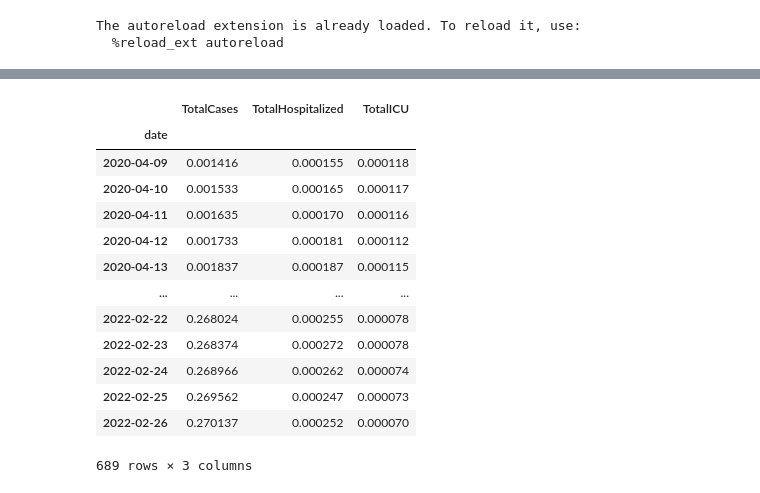
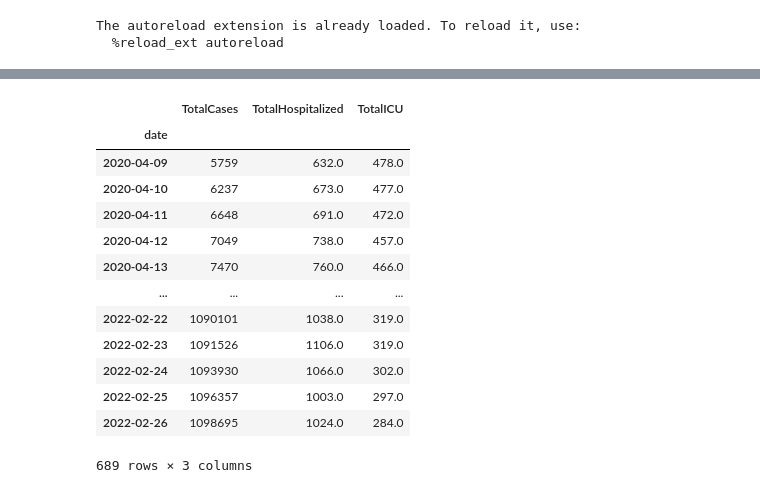
Before and after one commit to kbrezinski/COVID-BiLSTM, a Jupyter notebook: COVID-BiLSTM/test.ipynb, the cells around one changed output, grey strips where cells are left out. Cells and saved outputs as stored; diff of their text form; code cells hidden in the pictures.

```diff
--- a/COVID-BiLSTM/test.ipynb
+++ b/COVID-BiLSTM/test.ipynb
@@ -23,18 +13,20 @@ df.head()
-# %%
-# row, col
-df / df2.loc['AB', 'population']
-# %% [output]
-|  | TotalCases | TotalHospitalized | TotalICU |
-| date |  |  |  |
-| 2020-04-09 | 0.001416 | 0.000155 | 0.000118 |
-| 2020-04-10 | 0.001533 | 0.000165 | 0.000117 |
-| 2020-04-11 | 0.001635 | 0.000170 | 0.000116 |
-| 2020-04-12 | 0.001733 | 0.000181 | 0.000112 |
-| 2020-04-13 | 0.001837 | 0.000187 | 0.000115 |
-| ... | ... | ... | ... |
-| 2022-02-22 | 0.268024 | 0.000255 | 0.000078 |
-| 2022-02-23 | 0.268374 | 0.000272 | 0.000078 |
-| 2022-02-24 | 0.268966 | 0.000262 | 0.000074 |
-| 2022-02-25 | 0.269562 | 0.000247 | 0.000073 |
-| 2022-02-26 | 0.270137 | 0.000252 | 0.000070 |
-689 rows × 3 columns
+# %%
+# fetch labels
+df = get_labels(country_code='ON')
+#df = df.loc[:'2022-01-31', :]
+df
+# %% [output]
+|  | TotalCases | TotalHospitalized | TotalICU |
+| date |  |  |  |
+| 2020-04-09 | 5759 | 632.0 | 478.0 |
+| 2020-04-10 | 6237 | 673.0 | 477.0 |
+| 2020-04-11 | 6648 | 691.0 | 472.0 |
+| 2020-04-12 | 7049 | 738.0 | 457.0 |
+| 2020-04-13 | 7470 | 760.0 | 466.0 |
+| ... | ... | ... | ... |
+| 2022-02-22 | 1090101 | 1038.0 | 319.0 |
+| 2022-02-23 | 1091526 | 1106.0 | 319.0 |
+| 2022-02-24 | 1093930 | 1066.0 | 302.0 |
+| 2022-02-25 | 1096357 | 1003.0 | 297.0 |
+| 2022-02-26 | 1098695 | 1024.0 | 284.0 |
+689 rows × 3 columns
```
Also changed, not shown: parts of 3 cells of this notebook, 3 other files.
